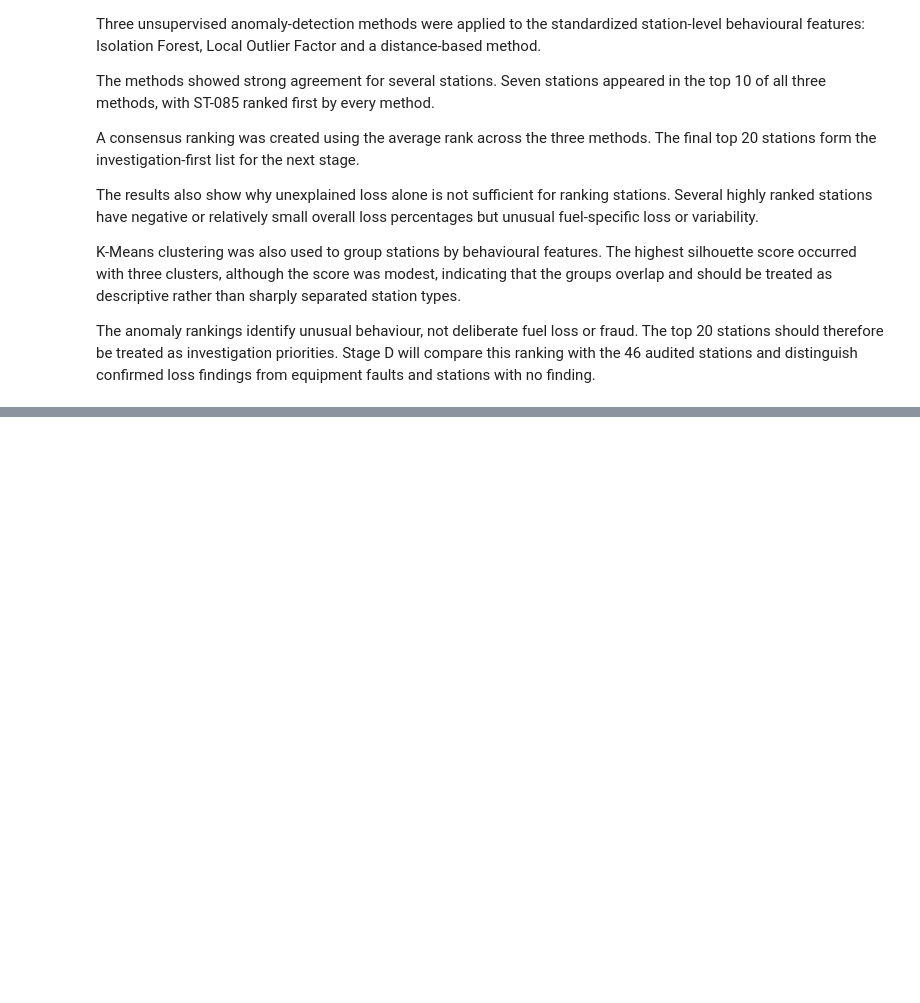
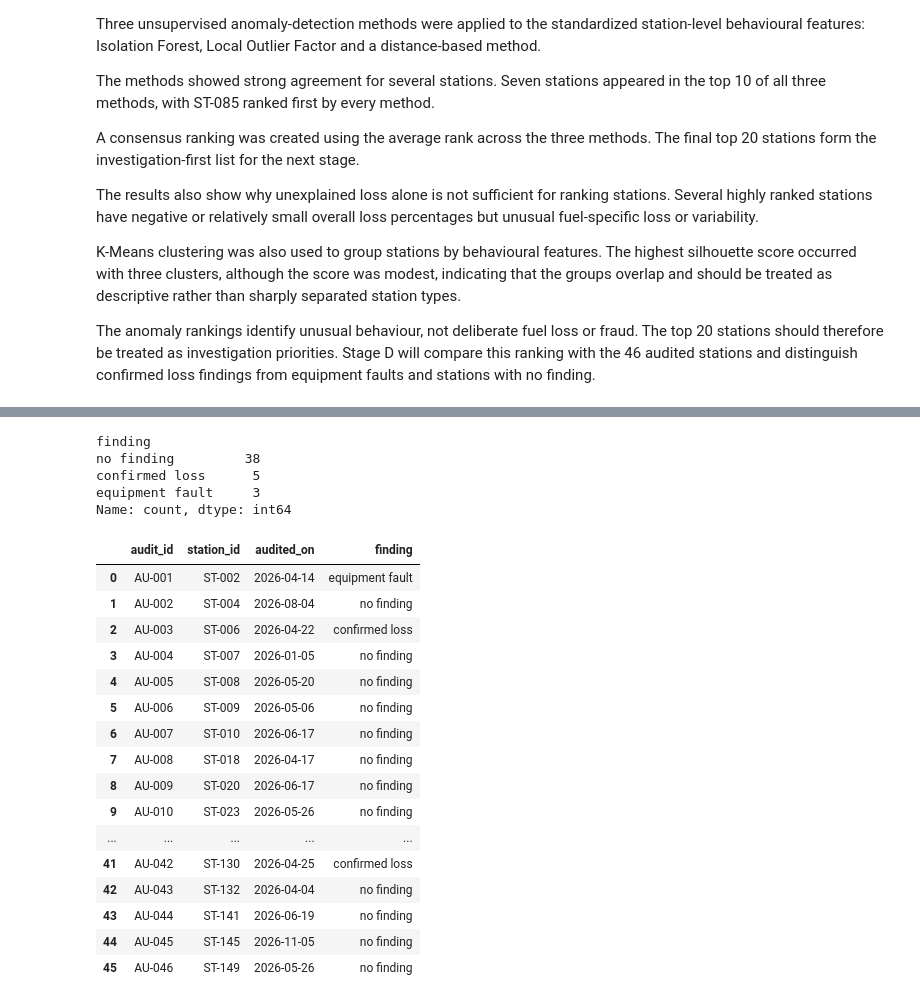
Before and after one commit to moforrochelle/skye8-ds-mofor-rochelle, a Jupyter notebook: notebooks/fuel_reconciliation.ipynb, the cells around one changed output, grey strips where cells are left out. Cells and saved outputs as stored; diff of their text form; code cells hidden in the pictures; blank space fills up the shorter version.

```diff
--- a/notebooks/fuel_reconciliation.ipynb
+++ b/notebooks/fuel_reconciliation.ipynb
@@ -1762,0 +1778,28 @@ equipment faults and stations with no finding.
+# %%
+audits_clean["finding"].value_counts(dropna=False)
+# %% [output]
+finding
+no finding         38
+confirmed loss      5
+equipment fault     3
+Name: count, dtype: int64
+# %%
+audits_clean[["audit_id", "station_id", "audited_on", "finding"]]
+# %% [output]
+|  | audit_id | station_id | audited_on | finding |
+| 0 | AU-001 | ST-002 | 2026-04-14 | equipment fault |
+| 1 | AU-002 | ST-004 | 2026-08-04 | no finding |
+| 2 | AU-003 | ST-006 | 2026-04-22 | confirmed loss |
+| 3 | AU-004 | ST-007 | 2026-01-05 | no finding |
+| 4 | AU-005 | ST-008 | 2026-05-20 | no finding |
+| 5 | AU-006 | ST-009 | 2026-05-06 | no finding |
+| 6 | AU-007 | ST-010 | 2026-06-17 | no finding |
+| 7 | AU-008 | ST-018 | 2026-04-17 | no finding |
+| 8 | AU-009 | ST-020 | 2026-06-17 | no finding |
+| 9 | AU-010 | ST-023 | 2026-05-26 | no finding |
+| ... | ... | ... | ... | ... |
+| 41 | AU-042 | ST-130 | 2026-04-25 | confirmed loss |
+| 42 | AU-043 | ST-132 | 2026-04-04 | no finding |
+| 43 | AU-044 | ST-141 | 2026-06-19 | no finding |
+| 44 | AU-045 | ST-145 | 2026-11-05 | no finding |
+| 45 | AU-046 | ST-149 | 2026-05-26 | no finding |
```
Also changed, not shown: parts of 31 cells of this notebook.
